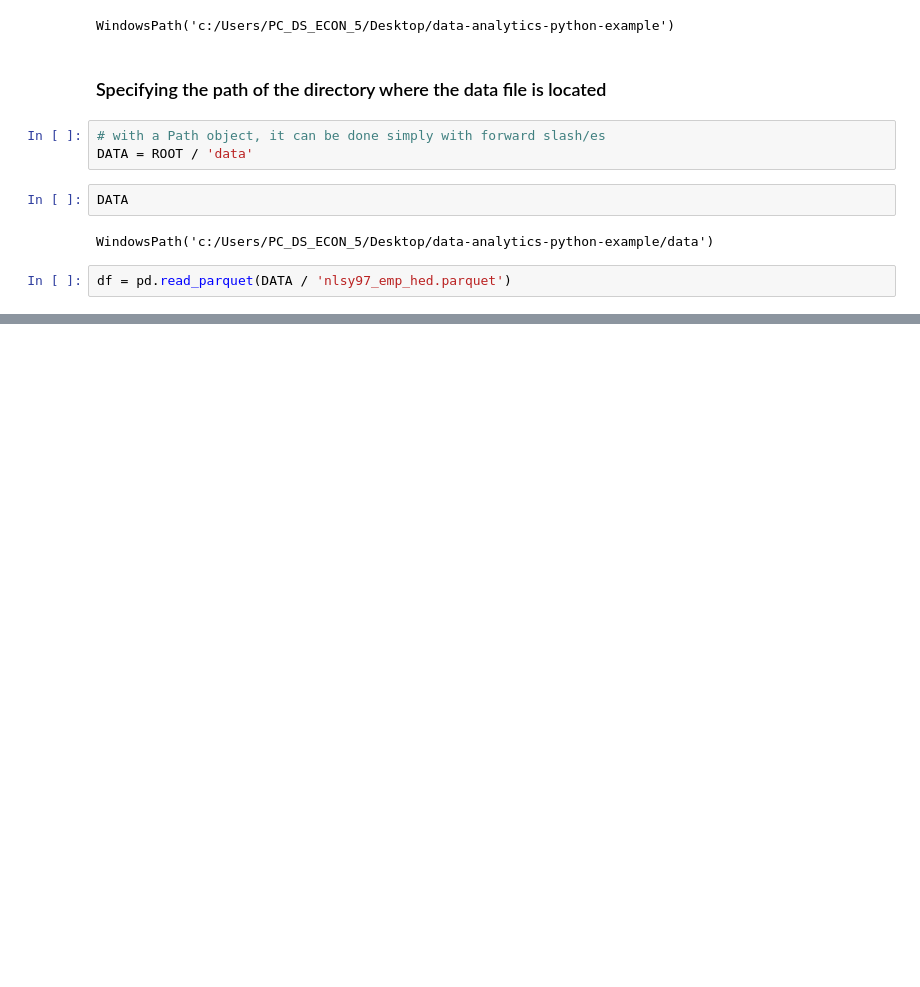
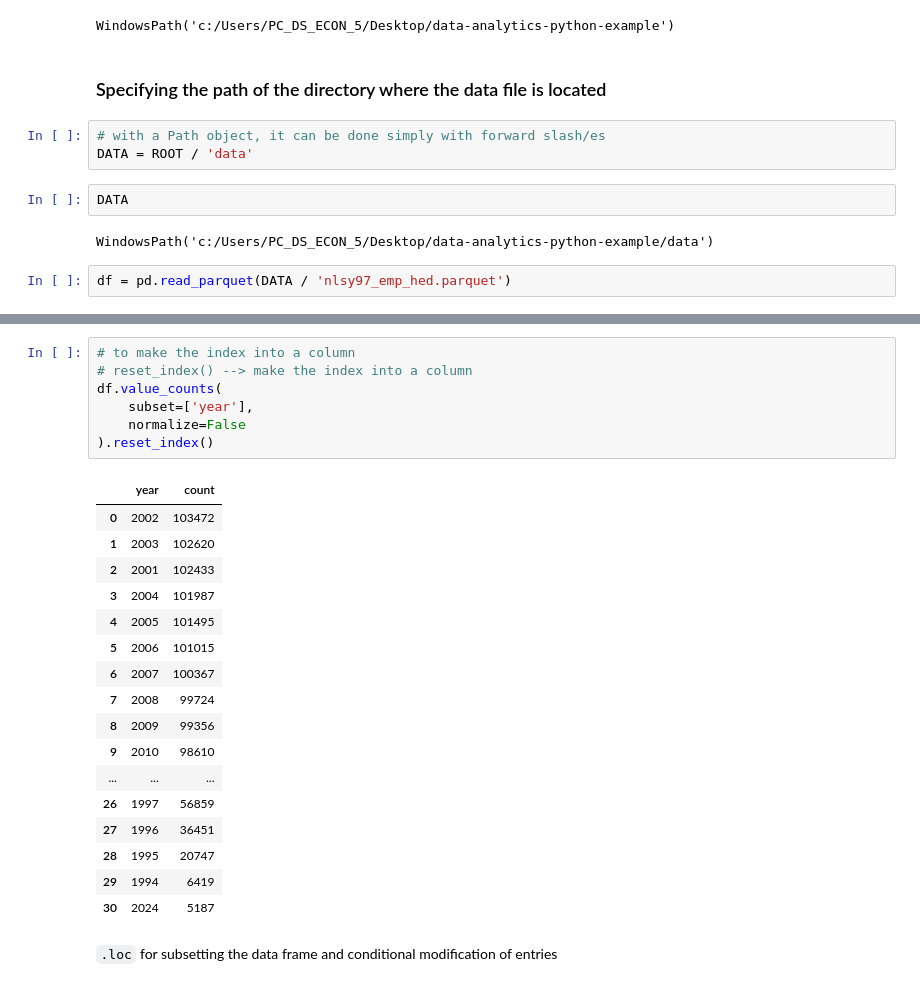
Before and after one commit to danielbgyetvai/data-analytics-python-wise2627, a Jupyter notebook: notebooks/loading_and_inspecting_a_pandas_df.ipynb, the cells around one changed output, grey strips where cells are left out. Drawn from its saved outputs; the diff is of its cells as text; blank space fills up the shorter version.

```diff
--- a/notebooks/loading_and_inspecting_a_pandas_df.ipynb
+++ b/notebooks/loading_and_inspecting_a_pandas_df.ipynb
@@ -67,0 +150,27 @@ df
+# %%
+# to make the index into a column
+# reset_index() --> make the index into a column
+df.value_counts(
+    subset=['year'],
+    normalize=False
+).reset_index()
+# %% [output]
+|  | year | count |
+| 0 | 2002 | 103472 |
+| 1 | 2003 | 102620 |
+| 2 | 2001 | 102433 |
+| 3 | 2004 | 101987 |
+| 4 | 2005 | 101495 |
+| 5 | 2006 | 101015 |
+| 6 | 2007 | 100367 |
+| 7 | 2008 | 99724 |
+| 8 | 2009 | 99356 |
+| 9 | 2010 | 98610 |
+| ... | ... | ... |
+| 26 | 1997 | 56859 |
+| 27 | 1996 | 36451 |
+| 28 | 1995 | 20747 |
+| 29 | 1994 | 6419 |
+| 30 | 2024 | 5187 |
+# %% [markdown]
+`.loc` for subsetting the data frame and conditional modification of entries
```
Also changed, not shown: parts of 28 cells of this notebook, 1 other file.
